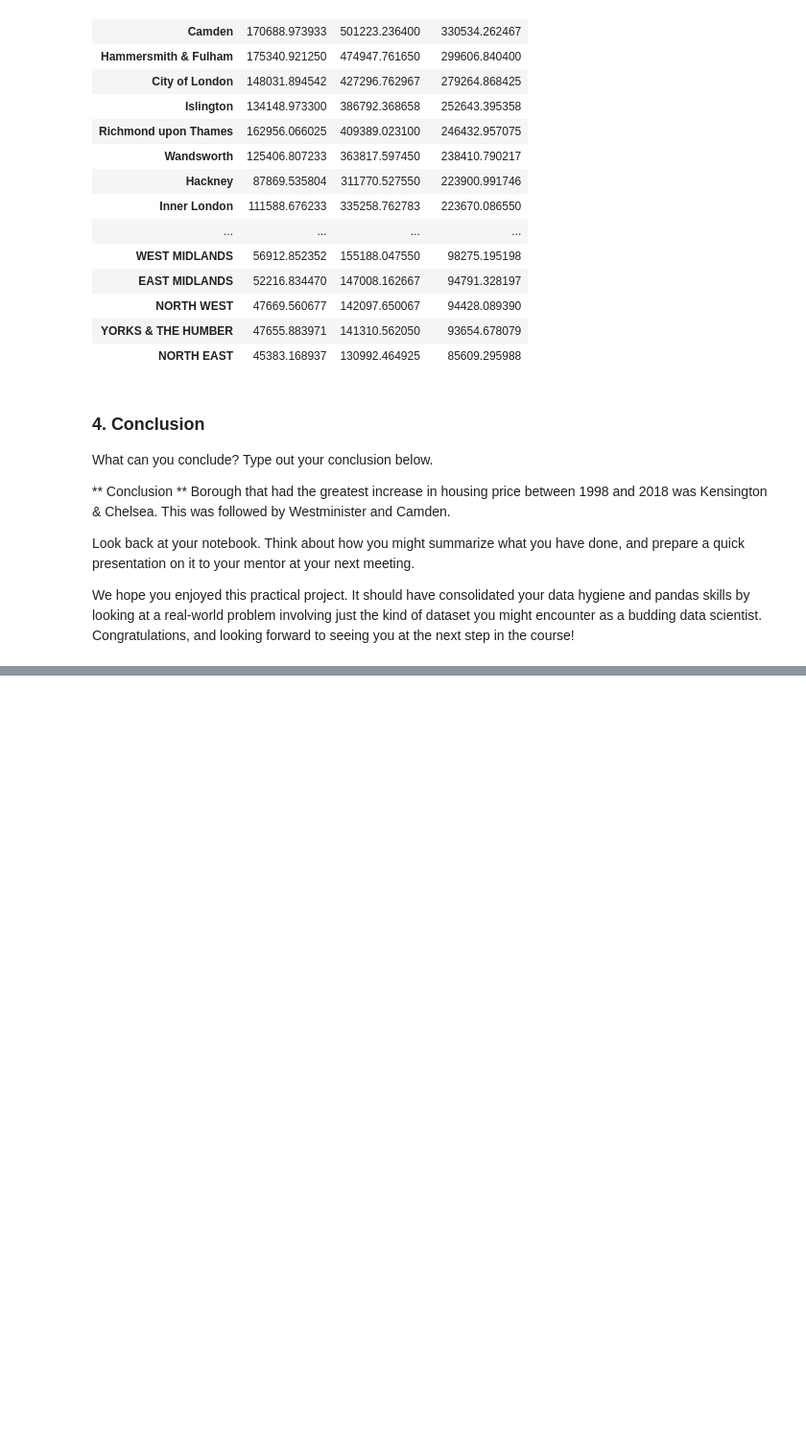
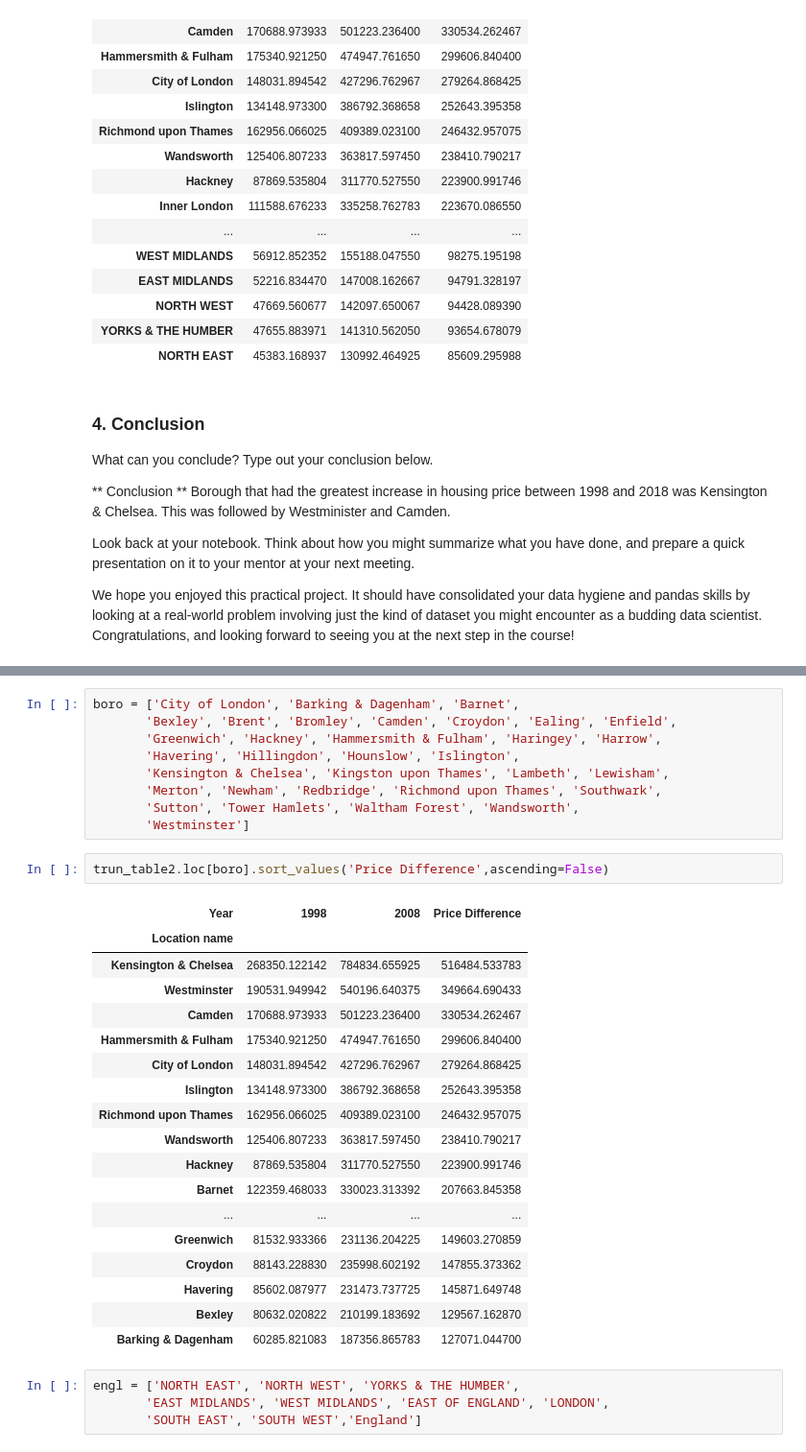
Before and after one commit to dsoundar12/Springboard, a Jupyter notebook: Unit 4 Challenge - Tier 3.ipynb, the cells around one changed output, grey strips where cells are left out. Shown at 96% size. Saved outputs shown, nothing was run; the diff lists cells and outputs as text; blank space fills up the shorter version.

```diff
--- a/Unit 4 Challenge - Tier 3.ipynb
+++ b/Unit 4 Challenge - Tier 3.ipynb
@@ -694,0 +733,34 @@ We hope you enjoyed this practical project. It should have consolidated your dat
+# %%
+boro = ['City of London', 'Barking & Dagenham', 'Barnet',
+       'Bexley', 'Brent', 'Bromley', 'Camden', 'Croydon', 'Ealing', 'Enfield',
+       'Greenwich', 'Hackney', 'Hammersmith & Fulham', 'Haringey', 'Harrow',
+       'Havering', 'Hillingdon', 'Hounslow', 'Islington',
+       'Kensington & Chelsea', 'Kingston upon Thames', 'Lambeth', 'Lewisham',
+       'Merton', 'Newham', 'Redbridge', 'Richmond upon Thames', 'Southwark',
+       'Sutton', 'Tower Hamlets', 'Waltham Forest', 'Wandsworth',
+       'Westminster']
+# %%
+trun_table2.loc[boro].sort_values('Price Difference',ascending=False)
+# %% [output]
+| Year | 1998 | 2008 | Price Difference |
+| Location name |  |  |  |
+| Kensington & Chelsea | 268350.122142 | 784834.655925 | 516484.533783 |
+| Westminster | 190531.949942 | 540196.640375 | 349664.690433 |
+| Camden | 170688.973933 | 501223.236400 | 330534.262467 |
+| Hammersmith & Fulham | 175340.921250 | 474947.761650 | 299606.840400 |
+| City of London | 148031.894542 | 427296.762967 | 279264.868425 |
+| Islington | 134148.973300 | 386792.368658 | 252643.395358 |
+| Richmond upon Thames | 162956.066025 | 409389.023100 | 246432.957075 |
+| Wandsworth | 125406.807233 | 363817.597450 | 238410.790217 |
+| Hackney | 87869.535804 | 311770.527550 | 223900.991746 |
+| Barnet | 122359.468033 | 330023.313392 | 207663.845358 |
+| ... | ... | ... | ... |
+| Greenwich | 81532.933366 | 231136.204225 | 149603.270859 |
+| Croydon | 88143.228830 | 235998.602192 | 147855.373362 |
+| Havering | 85602.087977 | 231473.737725 | 145871.649748 |
+| Bexley | 80632.020822 | 210199.183692 | 129567.162870 |
+| Barking & Dagenham | 60285.821083 | 187356.865783 | 127071.044700 |
+# %%
+engl = ['NORTH EAST', 'NORTH WEST', 'YORKS & THE HUMBER',
+       'EAST MIDLANDS', 'WEST MIDLANDS', 'EAST OF ENGLAND', 'LONDON',
+       'SOUTH EAST', 'SOUTH WEST','England']
```
Also changed, not shown: parts of 5 cells of this notebook.
